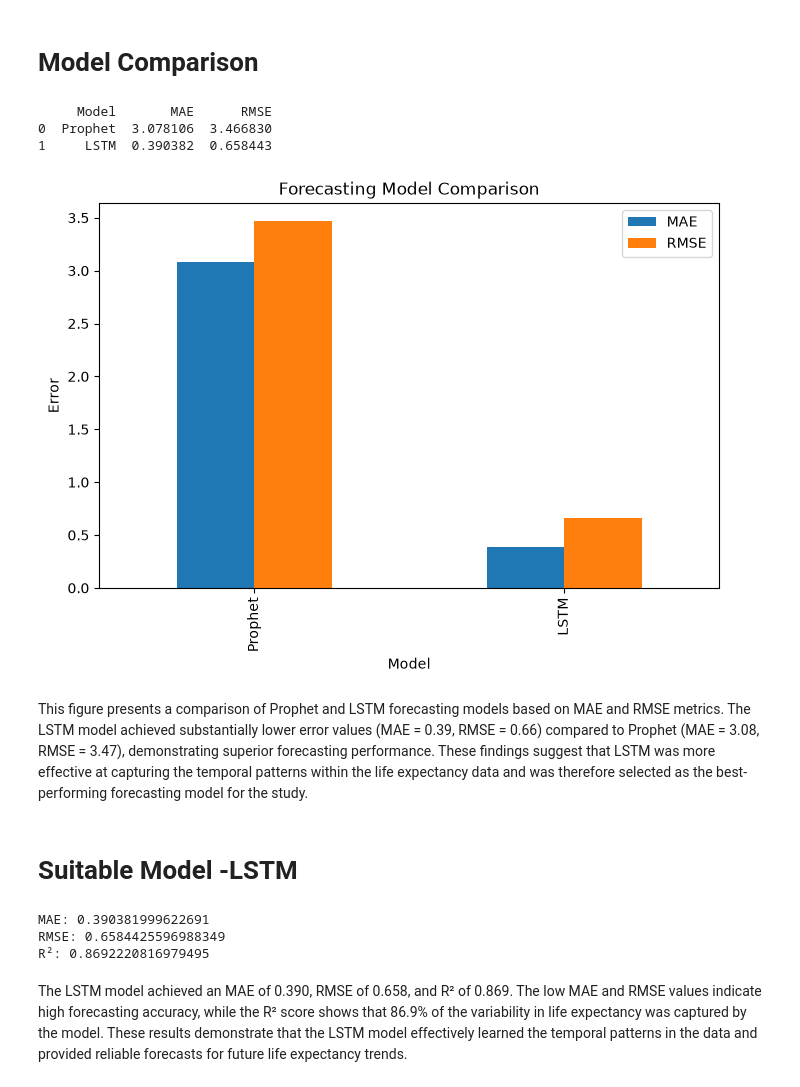
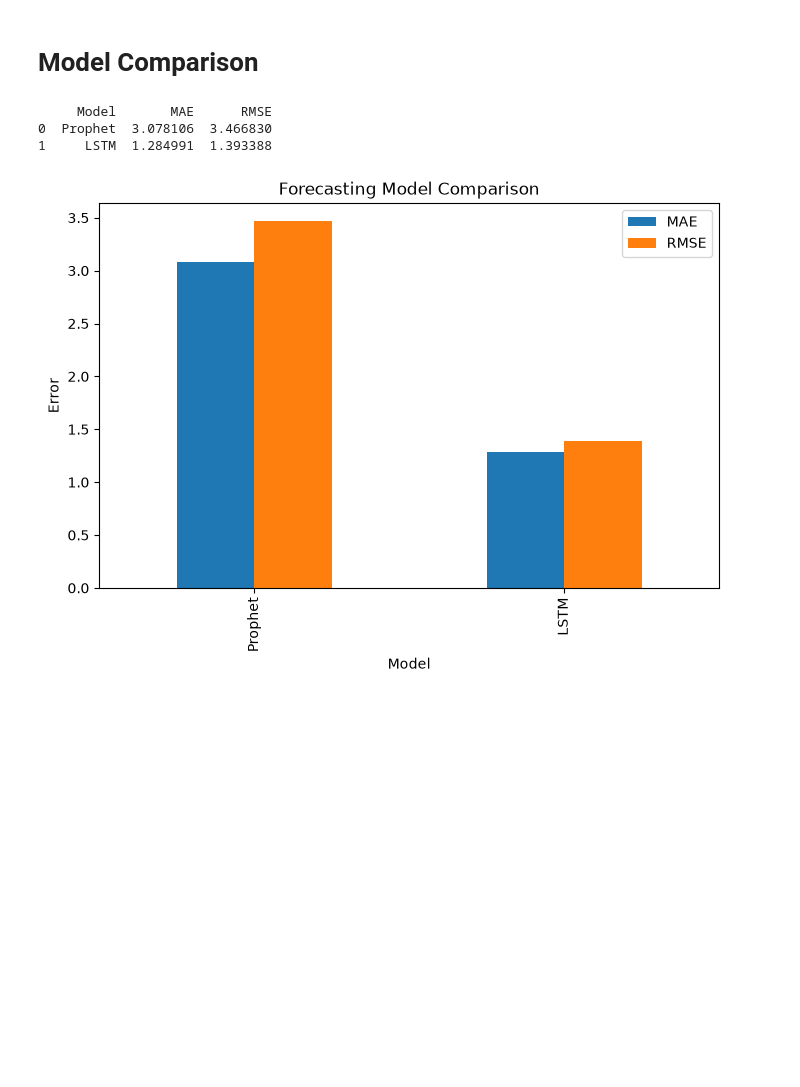
Before and after one commit to graceobonyo/Global-Health-System-Segmentation-and-Forecasting, a Jupyter notebook: ghss.ipynb, the cells around one changed output. Drawn from its saved outputs; the diff is of its cells as text; code cells hidden in the pictures; blank space fills up the shorter version.

```diff
--- a/ghss.ipynb
+++ b/ghss.ipynb
@@ -606,0 +126,4 @@ The LSTM model achieved an MAE of 0.390 and an RMSE of 0.658, indicating high fo
+# %%
+# Handle missing values for numeric columns by converting them to numeric types and imputing with median values
+numeric_cols = kenya_df.select_dtypes(include=['float64','int64']).columns
+kenya_df[numeric_cols] = kenya_df[numeric_cols].apply(pd.to_numeric, errors='coerce')
@@ -607,59 +455,39 @@ The LSTM model achieved an MAE of 0.390 and an RMSE of 0.658, indicating high fo
 # %% [markdown]
 # Model Comparison
-# %%
-# Model Comparison
-prophet_actual = test['y'].to_numpy()
-prophet_predictions = forecast['yhat'].tail(len(test)).to_numpy()
-
-prophet_mae = mean_absolute_error(prophet_actual, prophet_predictions)
-prophet_rmse = np.sqrt(mean_squared_error(prophet_actual, prophet_predictions))
-
-lstm_actual = np.asarray(actual).ravel()
-lstm_predictions = np.asarray(predictions).ravel()
-
-lstm_mae = mean_absolute_error(lstm_actual, lstm_predictions)
-lstm_rmse = np.sqrt(mean_squared_error(lstm_actual, lstm_predictions))
-
-
-print(comparison)
-# %% [output]
-     Model       MAE      RMSE
-0  Prophet  3.078106  3.466830
-1     LSTM  0.390382  0.658443
+# %%
+comparison = pd.DataFrame({
+
+    'Model': ['Prophet','LSTM'],
+
+    'MAE': [
+        prophet_mae,
+        mae
+    ],
+
+    'RMSE': [
+        prophet_rmse,
+        rmse
+    ]
+})
+
+print(comparison)
+# %% [output]
+     Model       MAE      RMSE
+0  Prophet  3.078106  3.466830
+1     LSTM  1.284991  1.393388
 # %%
-# Visualisation of Model Comparison
+# Visualize the comparison of MAE and RMSE for Prophet and LSTM models
 comparison.set_index('Model')[['MAE','RMSE']].plot(
     kind='bar',
     figsize=(8,5)
 )
 
-plt.title('Forecasting Model Comparison')
+plt.title(
+    'Forecasting Model Comparison'
+)
+
 plt.ylabel('Error')
+
 plt.show()
 # %% [output]
-[figure, old version]
+[figure, new version]
-# %% [markdown]
-This figure presents a comparison of Prophet and LSTM forecasting models based on MAE and RMSE metrics. The LSTM model achieved substantially lower error values (MAE = 0.39, RMSE = 0.66) compared to Prophet (MAE = 3.08, RMSE = 3.47), demonstrating superior forecasting performance. These findings suggest that LSTM was more effective at capturing the temporal patterns within the life expectancy data and was therefore selected as the best-performing forecasting model for the study.
-# %% [markdown]
-# Suitable Model -LSTM
-# %%
-# LSTM Model Evaluation
-from sklearn.metrics import (
-    mean_absolute_error,
-    mean_squared_error,
-    r2_score
-)
-
-mae = mean_absolute_error(actual, predictions)
-rmse = np.sqrt(mean_squared_error(actual, predictions))
-r2 = r2_score(actual, predictions)
-
-print("MAE:", mae)
-print("RMSE:", rmse)
-print("R²:", r2)
-# %% [output]
-MAE: 0.390381999622691
-RMSE: 0.6584425596988349
-R²: 0.8692220816979495
-# %% [markdown]
-The LSTM model achieved an MAE of 0.390, RMSE of 0.658, and R² of 0.869. The low MAE and RMSE values indicate high forecasting accuracy, while the R² score shows that 86.9% of the variability in life expectancy was captured by the model. These results demonstrate that the LSTM model effectively learned the temporal patterns in the data and provided reliable forecasts for future life expectancy trends.
```
Also changed, not shown: parts of 100 cells of this notebook.
